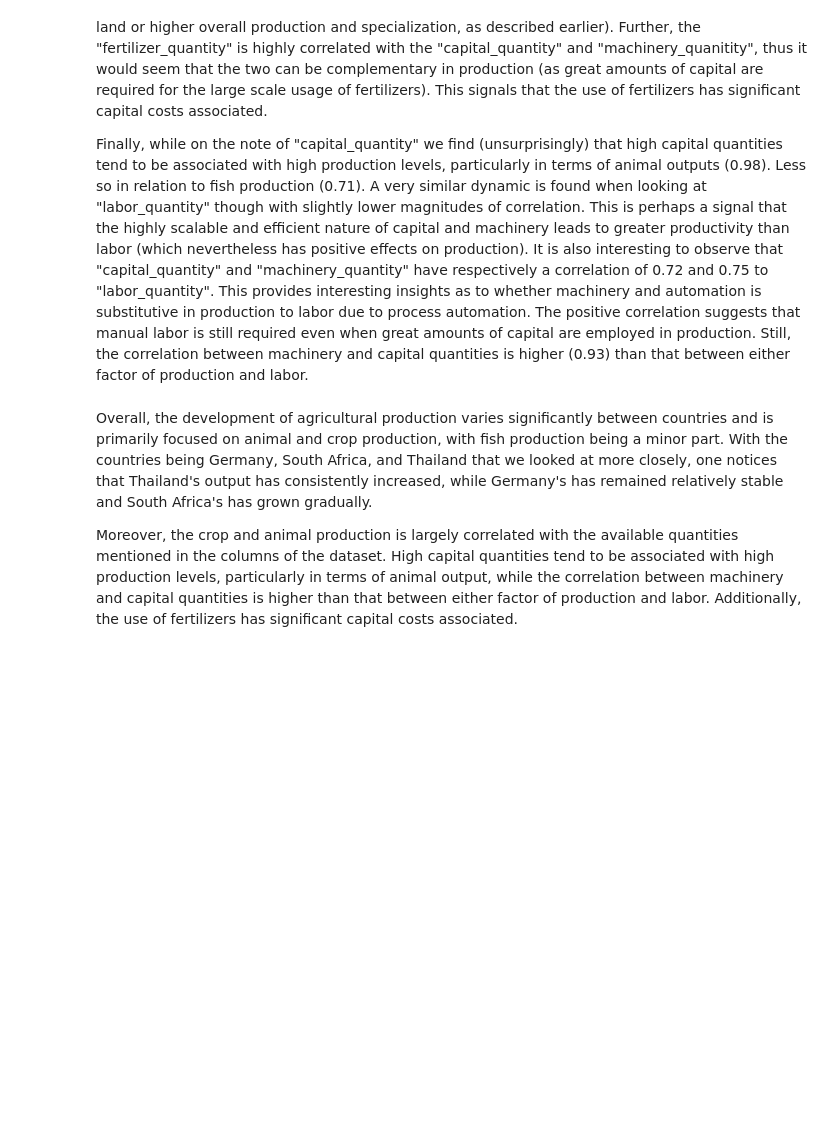
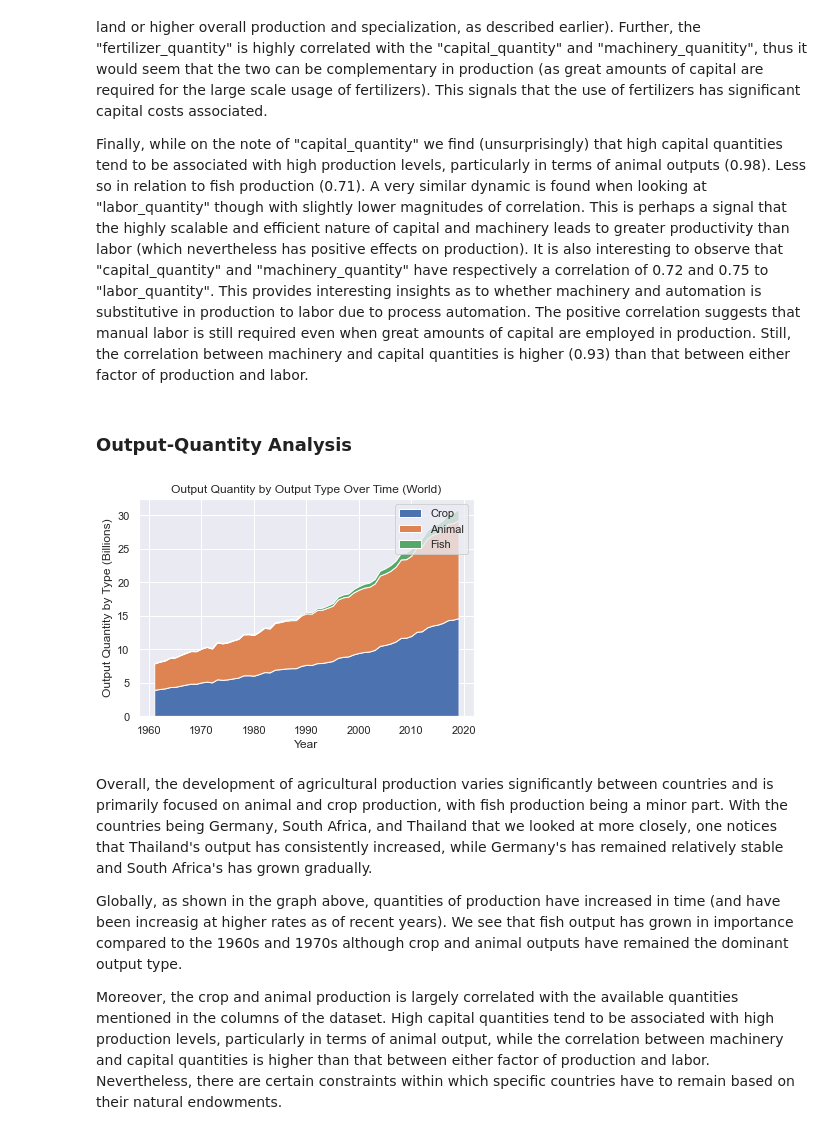
Before and after one commit to Nik-mundt/Group_08, a Jupyter notebook: agros_notebook.ipynb, the cells around one changed output. Saved outputs shown, nothing was run; the diff lists cells and outputs as text; code cells hidden in the pictures; blank space fills up the shorter version.

Commit message:
Added graph at end.

```diff
--- a/agros_notebook.ipynb
+++ b/agros_notebook.ipynb
@@ -110,4 +108,12 @@ Finally, while on the note of "capital_quantity" we find (unsurprisingly) that h
+# %% [markdown]
+### Output-Quantity Analysis
+# %%
+agros.area_chart(None, False)
+# %% [output]
+[figure, added]
 # %% [markdown]
 Overall, the development of agricultural production varies significantly between countries and is primarily focused on animal and crop production, with fish production being a minor part. With the countries being Germany, South Africa, and Thailand that we looked at more closely, one notices that Thailand's output has consistently increased, while Germany's has remained relatively stable and South Africa's has grown gradually.
 
-Moreover, the crop and animal production is largely correlated with the available quantities mentioned in the columns of the dataset. High capital quantities tend to be associated with high production levels, particularly in terms of animal output, while the correlation between machinery and capital quantities is higher than that between either factor of production and labor. Additionally, the use of fertilizers has significant capital costs associated.
+Globally, as shown in the graph above, quantities of production have increased in time (and have been increasig at higher rates as of recent years). We see that fish output has grown in importance compared to the 1960s and 1970s although crop and animal outputs have remained the dominant output type.
+
+Moreover, the crop and animal production is largely correlated with the available quantities mentioned in the columns of the dataset. High capital quantities tend to be associated with high production levels, particularly in terms of animal output, while the correlation between machinery and capital quantities is higher than that between either factor of production and labor. Nevertheless, there are certain constraints within which specific countries have to remain based on their natural endowments.
```
Also changed, not shown: parts of 1 cell of this notebook.
